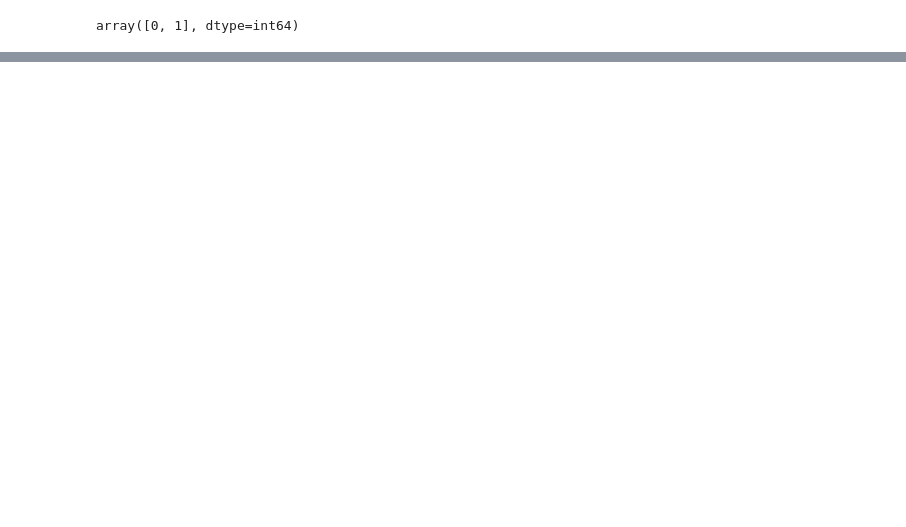
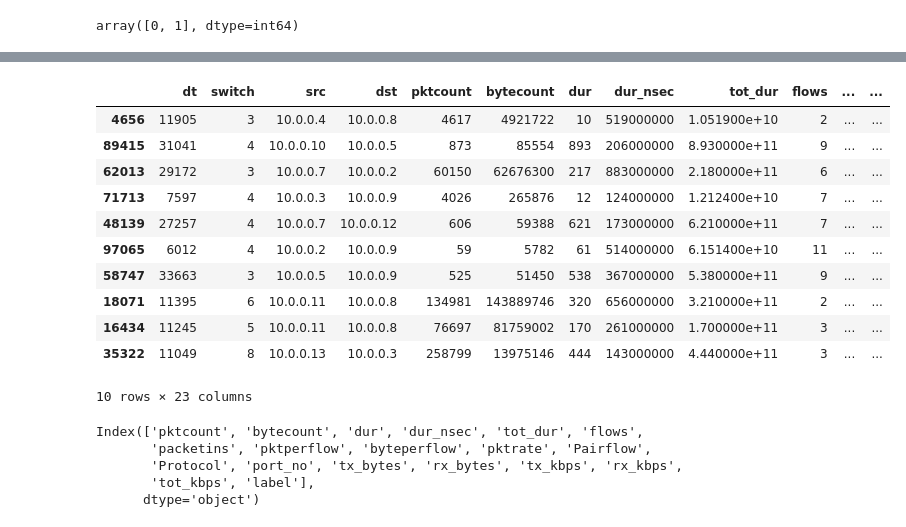
Before and after one commit to Anivesh-Agnihotri/Traffic-classification-and-mitigation-of-DDoS-Attack-in-SDN, a Jupyter notebook: Traffic_classifiaction_model_generation.ipynb, the cells around one changed output, grey strips where cells are left out. Drawn from its saved outputs; the diff is of its cells as text; code cells hidden in the pictures; blank space fills up the shorter version.

```diff
--- a/Traffic_classifiaction_model_generation.ipynb
+++ b/Traffic_classifiaction_model_generation.ipynb
@@ -162,2 +188,25 @@ df.head()
+# %%
+df.sample(10)
+# %% [output]
+|  | dt | switch | src | dst | pktcount | bytecount | dur | dur_nsec | tot_dur | flows | ... | ... |
+| 4656 | 11905 | 3 | 10.0.0.4 | 10.0.0.8 | 4617 | 4921722 | 10 | 519000000 | 1.051900e+10 | 2 | ... | ... |
+| 89415 | 31041 | 4 | 10.0.0.10 | 10.0.0.5 | 873 | 85554 | 893 | 206000000 | 8.930000e+11 | 9 | ... | ... |
+| 62013 | 29172 | 3 | 10.0.0.7 | 10.0.0.2 | 60150 | 62676300 | 217 | 883000000 | 2.180000e+11 | 6 | ... | ... |
+| 71713 | 7597 | 4 | 10.0.0.3 | 10.0.0.9 | 4026 | 265876 | 12 | 124000000 | 1.212400e+10 | 7 | ... | ... |
+| 48139 | 27257 | 4 | 10.0.0.7 | 10.0.0.12 | 606 | 59388 | 621 | 173000000 | 6.210000e+11 | 7 | ... | ... |
+| 97065 | 6012 | 4 | 10.0.0.2 | 10.0.0.9 | 59 | 5782 | 61 | 514000000 | 6.151400e+10 | 11 | ... | ... |
+| 58747 | 33663 | 3 | 10.0.0.5 | 10.0.0.9 | 525 | 51450 | 538 | 367000000 | 5.380000e+11 | 9 | ... | ... |
+| 18071 | 11395 | 6 | 10.0.0.11 | 10.0.0.8 | 134981 | 143889746 | 320 | 656000000 | 3.210000e+11 | 2 | ... | ... |
+| 16434 | 11245 | 5 | 10.0.0.11 | 10.0.0.8 | 76697 | 81759002 | 170 | 261000000 | 1.700000e+11 | 3 | ... | ... |
+| 35322 | 11049 | 8 | 10.0.0.13 | 10.0.0.3 | 258799 | 13975146 | 444 | 143000000 | 4.440000e+11 | 3 | ... | ... |
+10 rows × 23 columns
 # %%
 ##standardlize
+# %%
+df.columns
+# %% [output]
+Index(['pktcount', 'bytecount', 'dur', 'dur_nsec', 'tot_dur', 'flows',
+       'packetins', 'pktperflow', 'byteperflow', 'pktrate', 'Pairflow',
+       'Protocol', 'port_no', 'tx_bytes', 'rx_bytes', 'tx_kbps', 'rx_kbps',
+       'tot_kbps', 'label'],
+      dtype='object')
```
Also changed, not shown: parts of 54 cells of this notebook.
